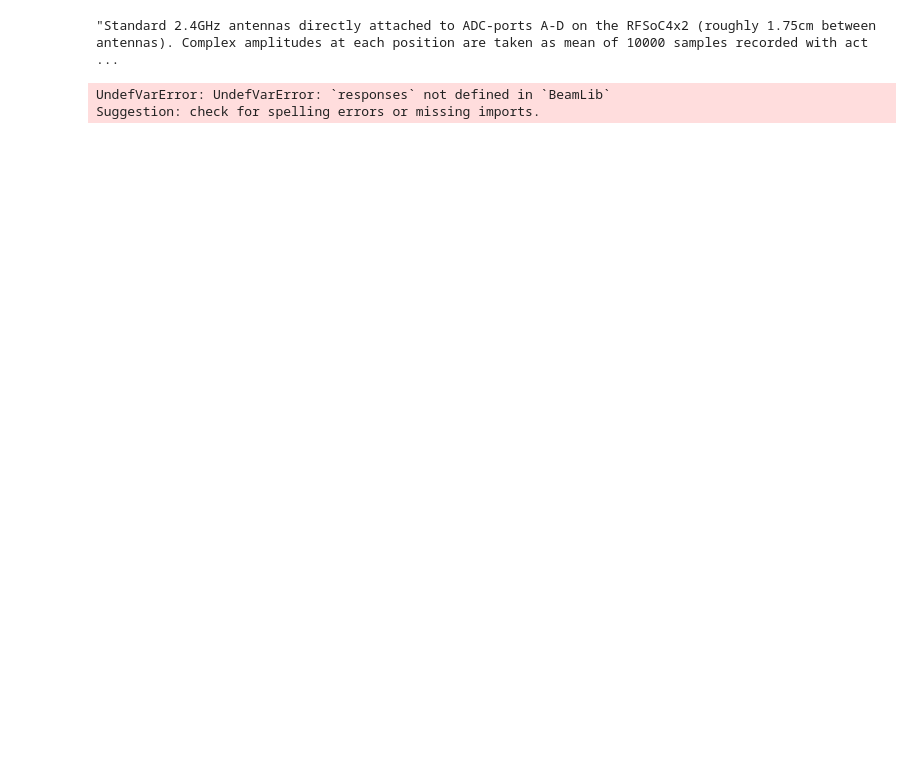
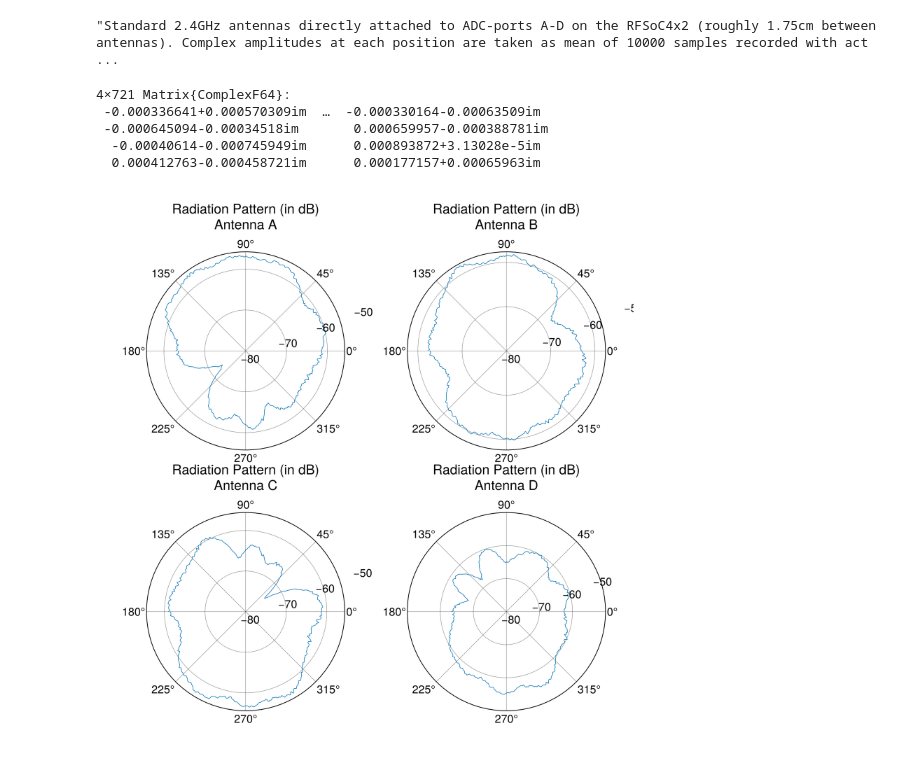
Before and after one commit to Matt266/beamlib, a Jupyter notebook: examples/SampledArrayManifold.ipynb, the cells around one changed output. Saved outputs shown, nothing was run; the diff lists cells and outputs as text; code cells hidden in the pictures; blank space fills up the shorter version.

Commit message:
First functional version of SampledArrayManifold.

```diff
--- a/examples/SampledArrayManifold.ipynb
+++ b/examples/SampledArrayManifold.ipynb
@@ -7,16 +7,44 @@ display(data["description"])
 # %% [output]
 "Standard 2.4GHz antennas directly attached to ADC-ports A-D on the RFSoC4x2 (roughly 1.75cm between antennas). Complex amplitudes at each position are taken as mean of 10000 samples recorded with act ...
 # %%
-# num_elements x num_azimuths - Matrix
-responses = hcat(data["real"] + 1im*data["imag"])
-
-# num_c x num_frequencies x num_azimuths x num_elevations x num_elements
-responses = reshape(transpose(responses), 1, 1, size(responses, 2), 1, size(responses, 1))
+# Matrix holding samples responsens with following dimension order:
+#   propagation_speeds x frequencies x spatial_axes... x elements
+# For azimuth and elevation 'spatial_axes' means (all Wavefront formats are supported):
+#   propagation_speeds x frequencies x azimuths x elevations x elements
+# All size-1 axes can be dropped for simplicity, resulting in:
+#   azimuths x elements
+responses = transpose(hcat(data["real"] + 1im*data["imag"]))
 
 # create SampledManifold
-a = SampledArrayManifold(data["c"], data["frequencies"], AzEl(data["azimuths"]'), responses)
+# NOTE: FLAT EXTRAPOLATION IS USED
+#       --> VALUES OUTSIDE BOUNDS USE MIN/MAX INSIDE BOUNDS
+#       --> ANGLES ARE NOT WRAPPED AND SAMPLED PHASES FROM THE RESPONSE NOT UNWRAPPED
+a = SampledArrayManifold(responses; coords_grid = AzEl(data["azimuths"]'))
 
-a(2.45e9, deg2rad.([30, 60])')
+# finer angles then original samples
+angles = [-180:0.5:180...]
+responses = a(2.45e9, deg2rad.(angles)')
 # %% [output]
-UndefVarError: UndefVarError: `responses` not defined in `BeamLib`
-Suggestion: check for spelling errors or missing imports.
+4×721 Matrix{ComplexF64}:
+ -0.000336641+0.000570309im  …  -0.000330164-0.00063509im
+ -0.000645094-0.00034518im       0.000659957-0.000388781im
+  -0.00040614-0.000745949im      0.000893872+3.13028e-5im
+  0.000412763-0.000458721im      0.000177157+0.00065963im
+# %%
+using CairoMakie
+rlow = -80
+rticks = 10
+rhigh = -50
+f = Figure(size = (1600, 1600), fontsize = 32, figure_padding = 64)
+ax = PolarAxis(f[1, 1], title = "Radiation Pattern (in dB)\nAntenna A", radius_at_origin = rlow, rticks = rlow:rticks:rhigh, rtickangle=deg2rad(22.5))
+lines!(deg2rad.(angles), 20*log10.(abs.(responses[1,:])))
+ax = PolarAxis(f[1, 2], title = "Radiation Pattern (in dB)\nAntenna B", radius_at_origin = rlow, rticks = rlow:rticks:rhigh, rtickangle=deg2rad(22.5))
+lines!(deg2rad.(angles), 20*log10.(abs.(responses[2,:])))
+ax = PolarAxis(f[2, 1], title = "Radiation Pattern (in dB)\nAntenna C", radius_at_origin = rlow, rticks = rlow:rticks:rhigh, rtickangle=deg2rad(22.5))
+lines!(deg2rad.(angles), 20*log10.(abs.(responses[3,:])))
+ax = PolarAxis(f[2, 2], title = "Radiation Pattern (in dB)\nAntenna D", radius_at_origin = rlow, rticks = rlow:rticks:rhigh, rtickangle=deg2rad(22.5))
+lines!(deg2rad.(angles), 20*log10.(abs.(responses[4,:])))
+rlims!(ax, rlow, rhigh)
+f_all = f
+# %% [output]
+[figure, added]
```
Also changed, not shown: 2 other files.
